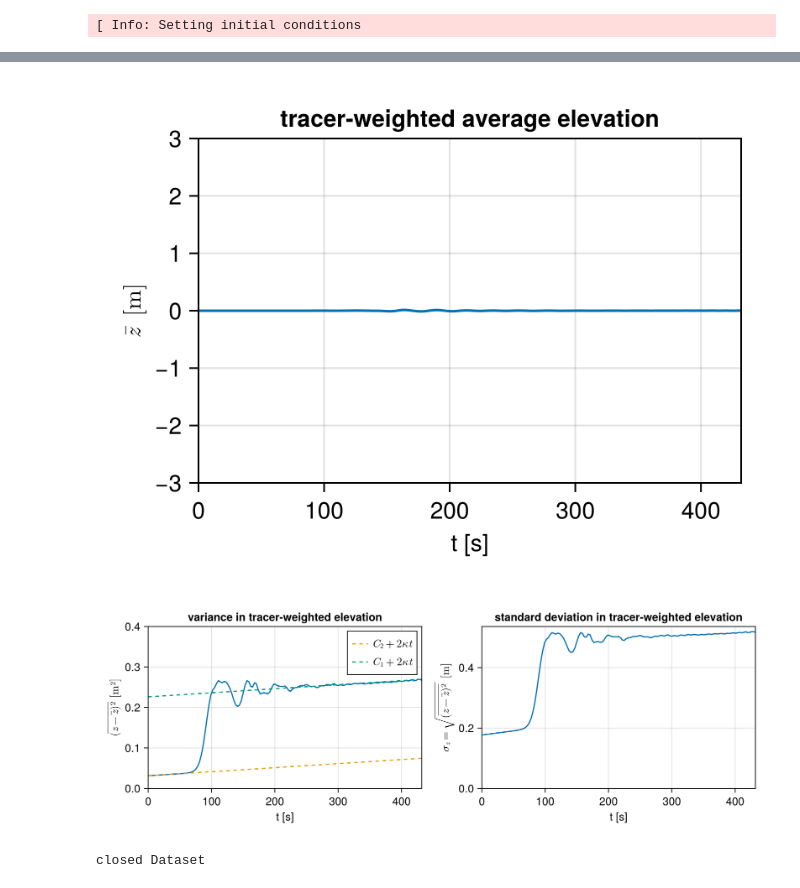
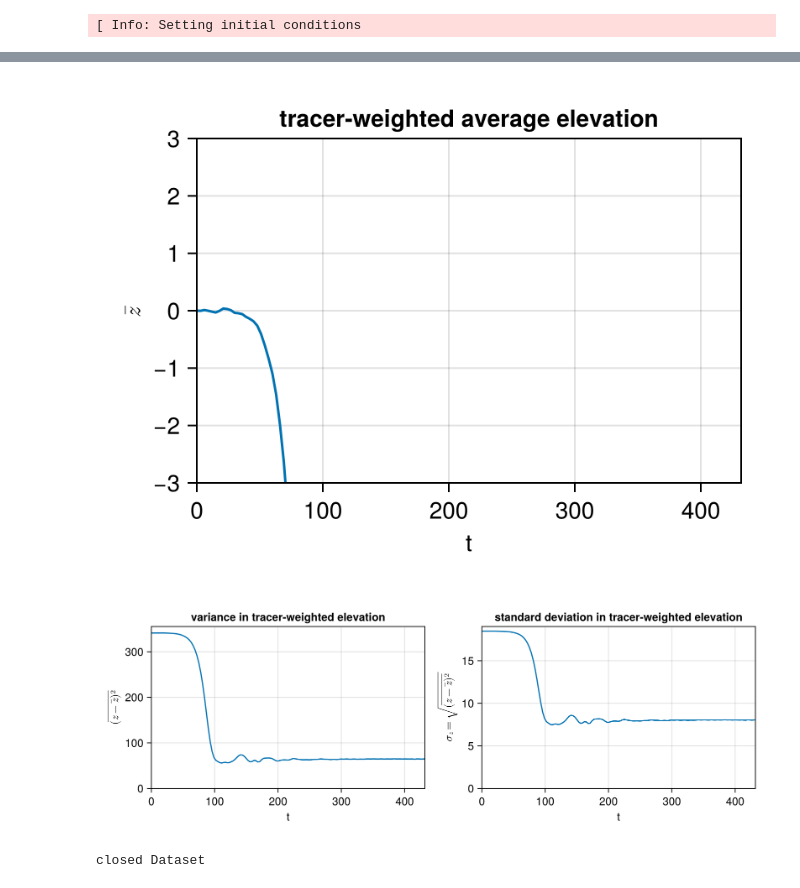
Before and after one commit to uci-oceanclimate/Irvinanigans.jl, a Jupyter notebook: notebooks/1_turbulent_tracer_diffusion.ipynb, the cells around one changed output, grey strips where cells are left out. Drawn from its saved outputs; the diff is of its cells as text; code cells hidden in the pictures.

```diff
--- a/notebooks/1_turbulent_tracer_diffusion.ipynb
+++ b/notebooks/1_turbulent_tracer_diffusion.ipynb
@@ -27,6 +21,6 @@ grid = simulation.model.grid;
 ds = NCDataset(string(rootdir, filelist[1]), "r");
 t = ds["time"];
 c = ds["c"]
-M = sum(c*ΔVᶜ, dims=(1,2,3));
+M = sum(c, dims=(1,2,3)); # mass of tracer
 # %%
 fig = Figure(size=(400, 300))
@@ -40,37 +34,33 @@ fig
 # %%
-z = reshape(ds["zC"], (1,1,length(ds["zC"]), 1))
-z̄ = sum(z.*c*ΔVᶜ, dims=(1,2,3)) ./ M;
+z = ds["zC"]
+z̄ = sum(z.*c, dims=(1,2,3)) ./ M;
 # %%
 fig = Figure(size=(400, 300))
-kwargs = (xlabel="t [s]", ylabel=L"$\bar{z}$ [m]", limits = ((0, maximum(ds["time"])), (-3, 3)))
+kwargs = (xlabel="t", ylabel=L"$\bar{z}$", limits = ((0, maximum(ds["time"])), (-3, 3)))
 title = @sprintf("tracer-weighted average elevation")
 ax = Axis(fig[1, 1]; title = title, kwargs...)
 lines!(ax, t, z̄[1,1,1,:])
 fig
 # %% [output]
-[figure, old version]
+[figure, new version]
 # %%
-z′ = z.-z̄
-zvar = sum((z′.^2).*c*ΔVᶜ, dims=(1,2,3)) ./ M;
+zvar = sum((z.^2).*c, dims=(1,2,3)) ./ M;
 zσ = sqrt.(zvar);
 # %%
 fig = Figure(size=(850, 300))
-kwargs = (xlabel="t [s]", ylabel=L"$\overline{(z-z̄)²}$ [m²]", limits = ((0, maximum(ds["time"])), (0, 0.4)))
+kwargs = (xlabel="t", ylabel=L"$\overline{(z-z̄)²}$", limits = ((0, maximum(ds["time"])), (0, nothing)))
 title = @sprintf("variance in tracer-weighted elevation")
 ax = Axis(fig[1, 1]; title = title, kwargs...)
 lines!(ax, t, zvar[1,1,1,:])
-lines!(ax, t, zvar[1,1,1,1] .+ 2*model.closure.κ.c*t, linestyle=:dash, label=L"$C_{2} + 2 \kappa t$")
-lines!(ax, t, zvar[1,1,1,1] + 0.195 .+ 2*model.closure.κ.c*t, linestyle=:dash, label=L"$C_{1} + 2 \kappa t$")
-axislegend(ax)
 
-kwargs = (xlabel="t [s]", ylabel=L"$\sigma_{z} = \sqrt{\overline{(z-z̄)²}}$ [m]", limits = ((0, maximum(ds["time"])), (0, nothing)))
+kwargs = (xlabel="t", ylabel=L"$\sigma_{z} = \sqrt{\overline{(z-z̄)²}}$", limits = ((0, maximum(ds["time"])), (0, nothing)))
 title = @sprintf("standard deviation in tracer-weighted elevation")
 ax = Axis(fig[1, 2]; title = title, kwargs...)
 lines!(ax, t, zσ[1,1,1,:])
 
 fig
 # %% [output]
-[figure, old version]
+[figure, new version]
 # %%
 close(ds)
 # %% [output]
```
Also changed, not shown: parts of 2 cells of this notebook.
